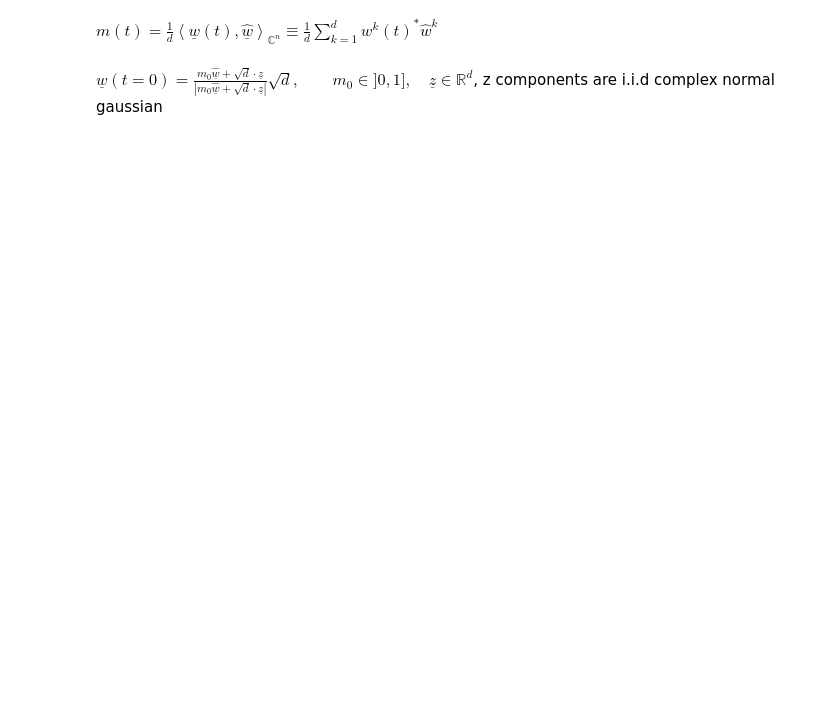
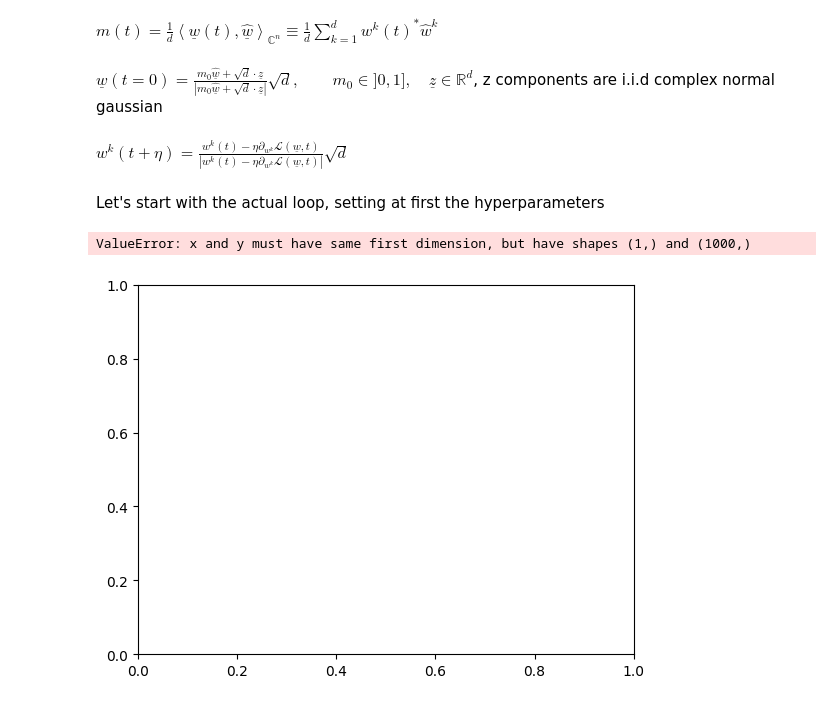
Before and after one commit to leofluck/complex_phase_retrieval, a Jupyter notebook: complex_p_r_implementation.ipynb, the cells around one changed output. Drawn from its saved outputs; the diff is of its cells as text; code cells hidden in the pictures; blank space fills up the shorter version.

```diff
--- a/complex_p_r_implementation.ipynb
+++ b/complex_p_r_implementation.ipynb
@@ -101,6 +98,7 @@ Could very simply be optimized in the code by not taking the norm of $h_0$ which
 def cost(h,h_0):
     """
     The cost function "mu", comparing |X^i@w| to the value y^i=|X^i@w_hat| it corresponds to, minimized in that value
+    USELESS wait this function is useless
     """
     return (np.abs(h)**2-np.abs(h_0)**2)**2/2
 # %% [markdown]
@@ -165,3 +183,12 @@ def iterative_isinbatch(b,eta,tau,s_last):
+# %%
+def loss_grad(w,X,y,s_last):
+    """
+    The gradient in w of the loss function
+    """
+    ret = np.empty(len(w),dtype=np.complex_)
+    for k in range(len(w)):
+        ret[k] = s_last.T@(cost_der_1(X@w/np.sqrt(len(w)),y)*X[:,k])/np.sqrt(len(w))
+    return ret
 # %% [markdown]
 $m(t) = \frac{1}{d}\left<\underline{w}(t),\underline{\hat{w}}\right>_{\mathbb{C}^n} \equiv \frac{1}{d}\sum_{k=1}^d w^{k}(t)^*\hat{w}^k$
 # %%
@@ -170,7 +197,7 @@ def magnetization_norm(w,w_hat):
 # %% [markdown]
 $\underline{w}(t=0) = \frac{m_0 \underline{\hat{w}} + \sqrt{d}\cdot\underline{z}}{\left|m_0 \underline{\hat{w}} + \sqrt{d}\cdot\underline{z}\right|}\sqrt{d}, \qquad m_0 \in ]0,1], \quad \underline{z}\in\mathbb{R}^d$, z components are i.i.d complex normal gaussian
 # %%
-def w_0(m_0, w_hat):
+def define_w_0(m_0, w_hat):
     """
     The initialization of vector w, "warm initialization" to avoid getting stuck in a perpendicular
     state to w_hat
@@ -178,3 +205,45 @@ def w_0(m_0, w_hat):
     z = random_complex_vector(len(w_hat))
     vec = m_0*w_hat+np.sqrt(len(w_hat))*z
     return vec/np.abs(vec)*np.sqrt(len(w_hat))
+# %% [markdown]
+$w^k(t+\eta) = \frac{w^k(t) - \eta  \partial_{w^k}\mathcal{L}(\underline{w},t)}{|w^k(t) - \eta  \partial_{w^k}\mathcal{L}(\underline{w},t)|}\sqrt{d}$
+# %%
+def w_next(w,X,y,b,eta,tau,s_last):
+    """
+    The recursive algorithm that links all together
+    """
+    cal = w - eta*loss_grad(w,X,y,s_last)
+    return cal/np.abs(cal)*np.sqrt(len(w))
+# %% [markdown]
+Let's start with the actual loop, setting at first the hyperparameters
+# %%
+np.random.seed(0)
+#random.seed(0) if actively using random
+
+N = 1000
+d = 100
+eta = 1e-3 #eta must be bigger than tau
+tau = 10
+b = 1e-2 #b must be bigger than eta/(tau+eta)
+m_0 = 1e-2
+iter_max = int(1e3)
+
+X = define_X(N,d)
+w_hat = define_w_hat(d)
+y = define_y(X,w_hat)
+
+m_norm_all = np.empty(iter_max)
+s_vector = np.empty(N)
+s_vector[0] = -1 #must be done to ensure iterative_isinbatch to work on first iteration
+w = define_w_0(m_0,w_hat)
+
+for iter in range(iter_max):
+    s_vector = iterative_isinbatch(b,eta,tau,s_vector)
+    w = w_next(w,X,y,b,eta,tau,s_vector)
+    m_norm_all[iter] = magnetization_norm(w,w_hat)
+
+plt.plot(np.arange(0,iter_max,1),m_norm_all)
+plt.show
+# %% [output]
+ValueError: x and y must have same first dimension, but have shapes (1,) and (1000,)
+[figure, added]
```
Also changed, not shown: parts of 14 cells of this notebook.
